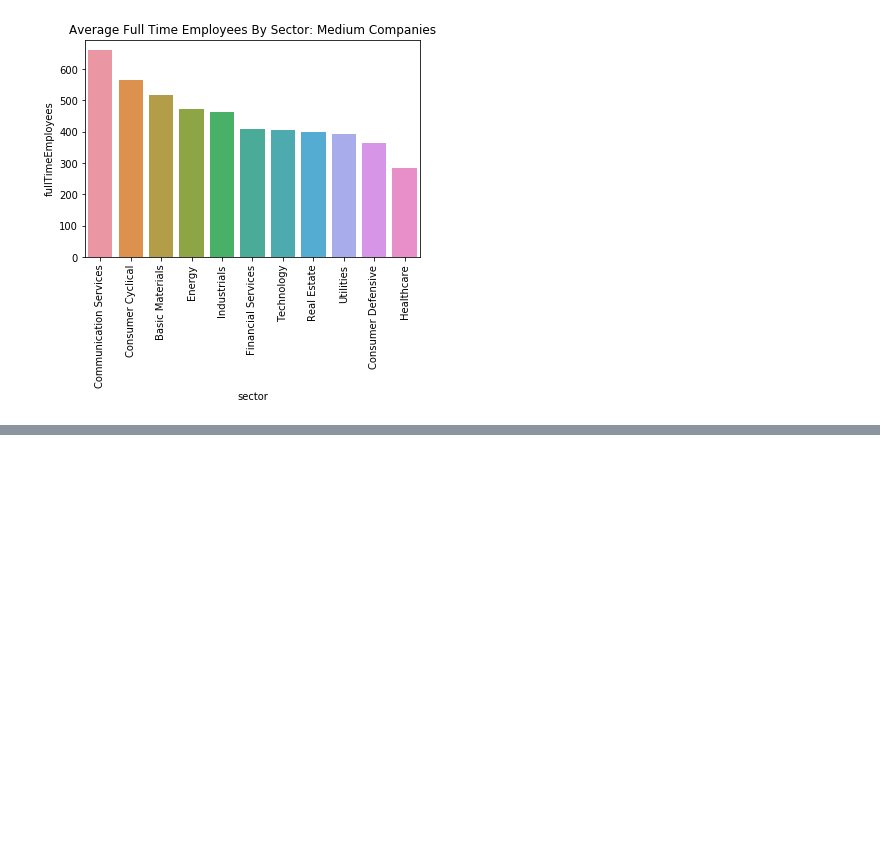
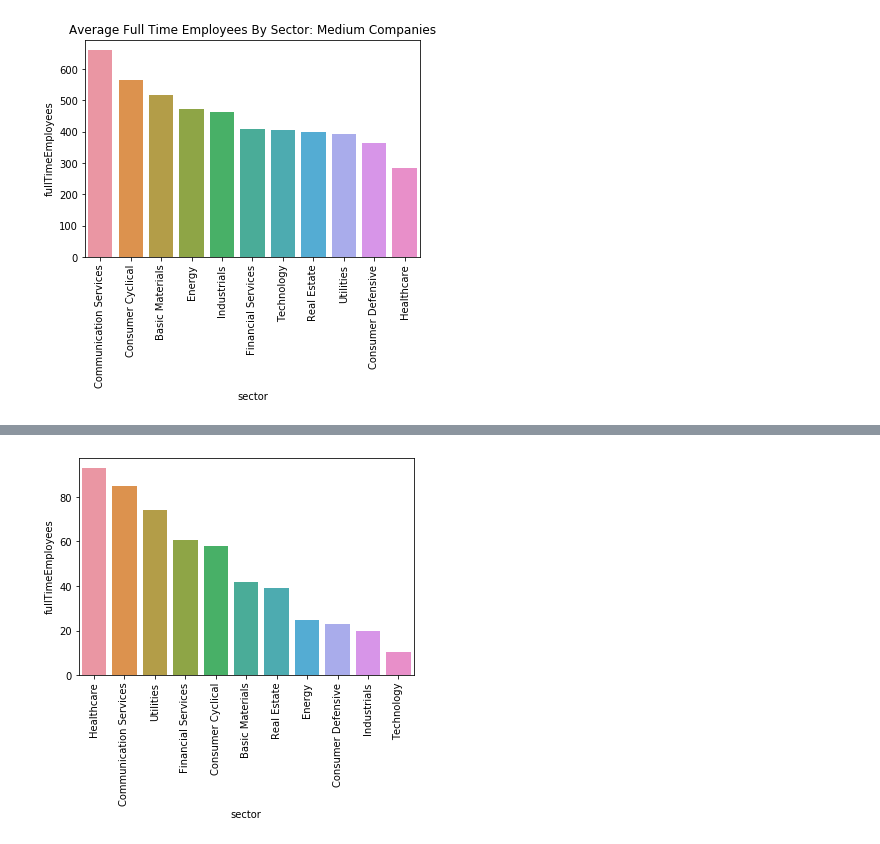
Before and after one commit to ipatel467/Stock-Market-Analysis, a Jupyter notebook: StocksP2.ipynb, the cells around one changed output, grey strips where cells are left out. Saved outputs shown, nothing was run; the diff lists cells and outputs as text; code cells hidden in the pictures; blank space fills up the shorter version.

```diff
--- a/StocksP2.ipynb
+++ b/StocksP2.ipynb
@@ -457,4 +457,4 @@ plt.title('Average Full Time Employees By Sector: Medium Companies');
 # %% [output]
 [figure]
 # %%
-sfes = small.groupby('sector').agg({'fullTimeEmployees':'mean'}).reset_index()
+sgrouped = small.groupby('sector').agg({'fullTimeEmployees':'mean'}).reset_index()
@@ -461,2 +470,2 @@ sfes = small.groupby('sector').agg({'fullTimeEmployees':'mean'}).reset_index()
 # %%
-sfes = small.sort_values(by=sfes['fullTimeEmployees'],ascending=False)
+sgrouped = sgrouped.sort_values(by='fullTimeEmployees', ascending=False)
@@ -469,0 +487,5 @@ plt.bar(x=sfes['sector'],y=sfes['fullTimeEmployees'])
+# %%
+sns.barplot(x=sgrouped['sector'],y=sgrouped['fullTimeEmployees']);
+plt.xticks(rotation = 90);
+# %% [output]
+[figure, added]
```
Also changed, not shown: parts of 10 cells of this notebook.
